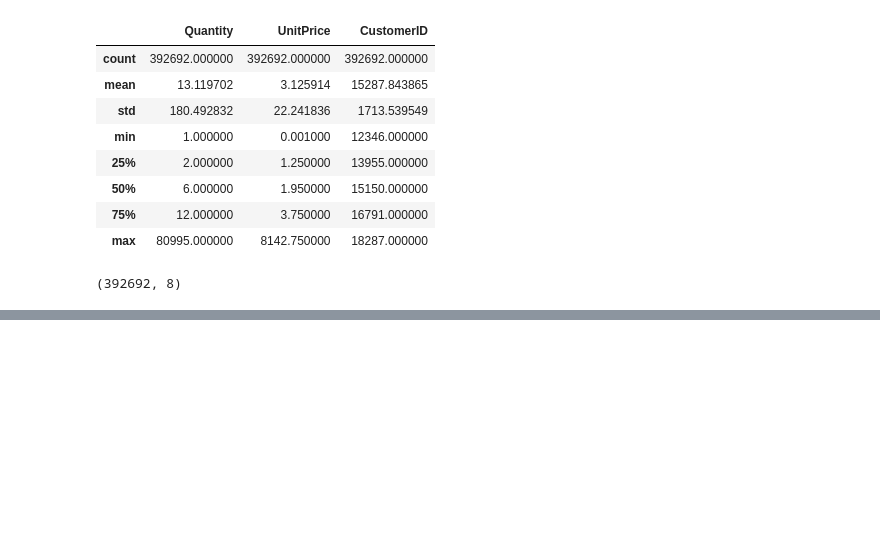
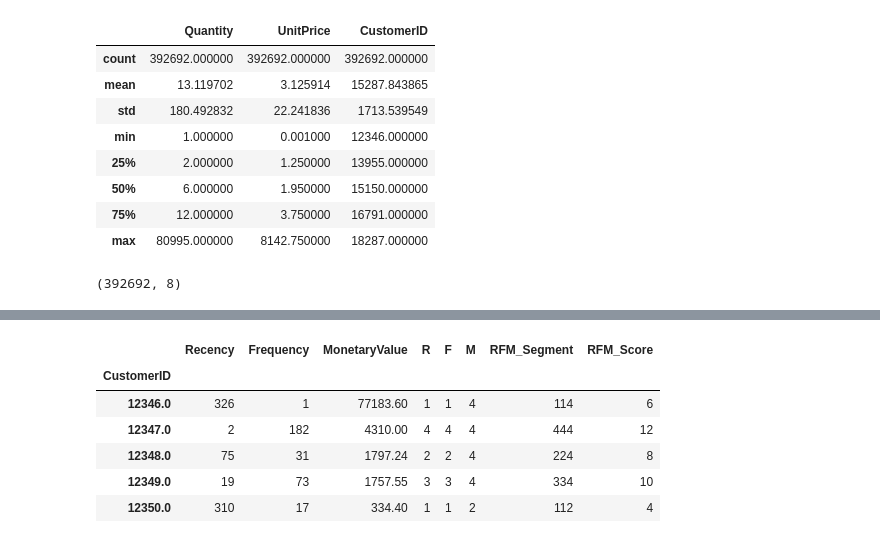
Before and after one commit to lima4/Analysis, a Jupyter notebook: RFM.ipynb, the cells around one changed output, grey strips where cells are left out. Cells and saved outputs as stored; diff of their text form; code cells hidden in the pictures; blank space fills up the shorter version.

```diff
--- a/RFM.ipynb
+++ b/RFM.ipynb
@@ -124,0 +139,7 @@ df.shape
+# %%
+# 구매 총액을 위한 Column 생성
+df['TotalSum'] = df['UnitPrice'] * df['Quantity']
+
+# 구매이력의 최소값과 최대값 출력하기
+print('Min Invocie Date:', df.InvoiceDate.dt.date.min(), 'max Invoice Date:', df.InvoiceDate.dt.date.max())
+df.head(3)
@@ -124,0 +220,15 @@ df.shape
+# %%
+# RFM Segment
+def add_rfm(x) : return str(x['R']) + str(x['F']) + str(x['M'])
+rfm['RFM_Segment'] = rfm.apply(add_rfm,axis=1 )
+rfm['RFM_Score'] = rfm[['R','F','M']].sum(axis=1)
+
+rfm.head()
+# %% [output]
+|  | Recency | Frequency | MonetaryValue | R | F | M | RFM_Segment | RFM_Score |
+| CustomerID |  |  |  |  |  |  |  |  |
+| 12346.0 | 326 | 1 | 77183.60 | 1 | 1 | 4 | 114 | 6 |
+| 12347.0 | 2 | 182 | 4310.00 | 4 | 4 | 4 | 444 | 12 |
+| 12348.0 | 75 | 31 | 1797.24 | 2 | 2 | 4 | 224 | 8 |
+| 12349.0 | 19 | 73 | 1757.55 | 3 | 3 | 4 | 334 | 10 |
+| 12350.0 | 310 | 17 | 334.40 | 1 | 1 | 2 | 112 | 4 |
```
Also changed, not shown: parts of 12 cells of this notebook.
